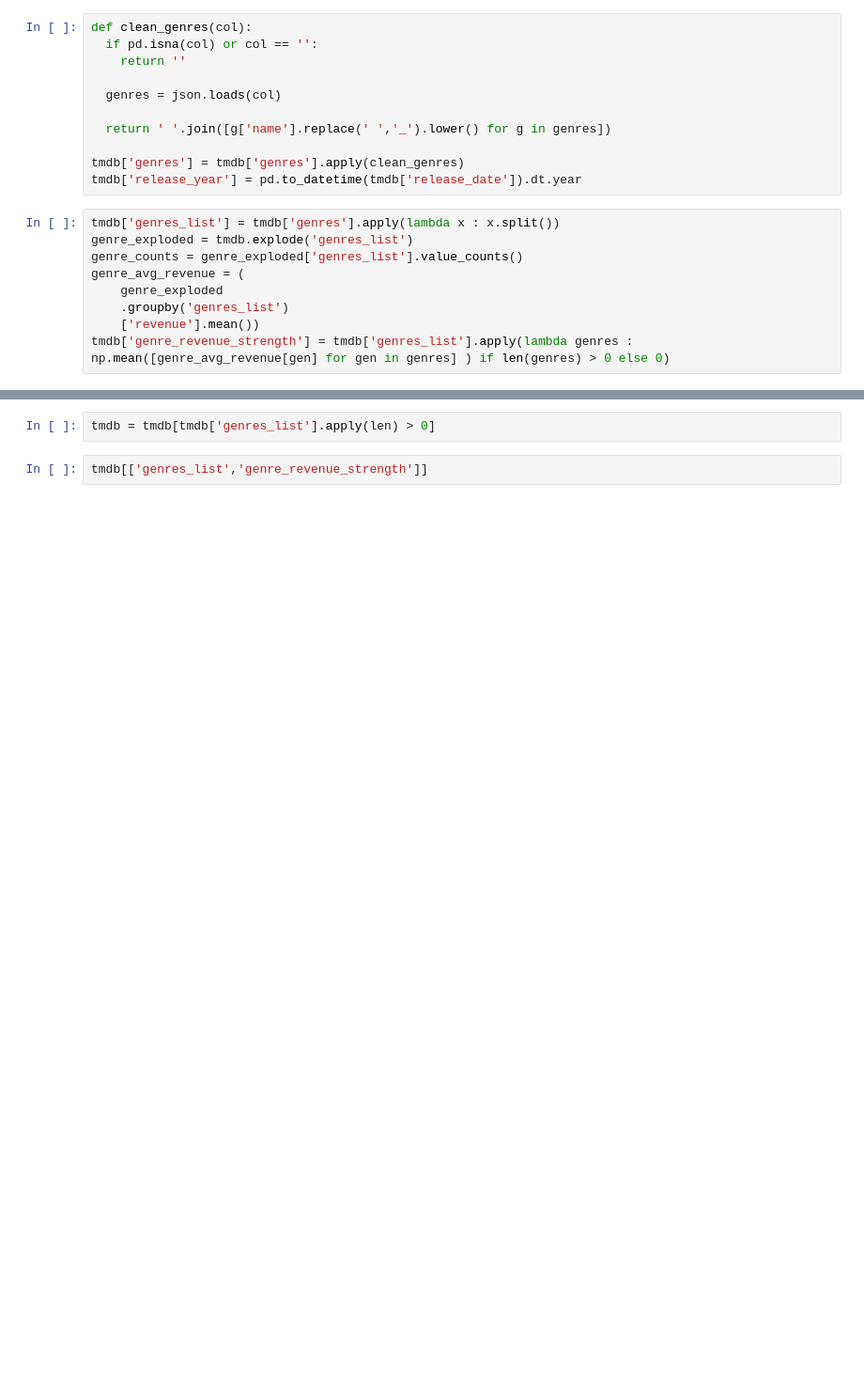
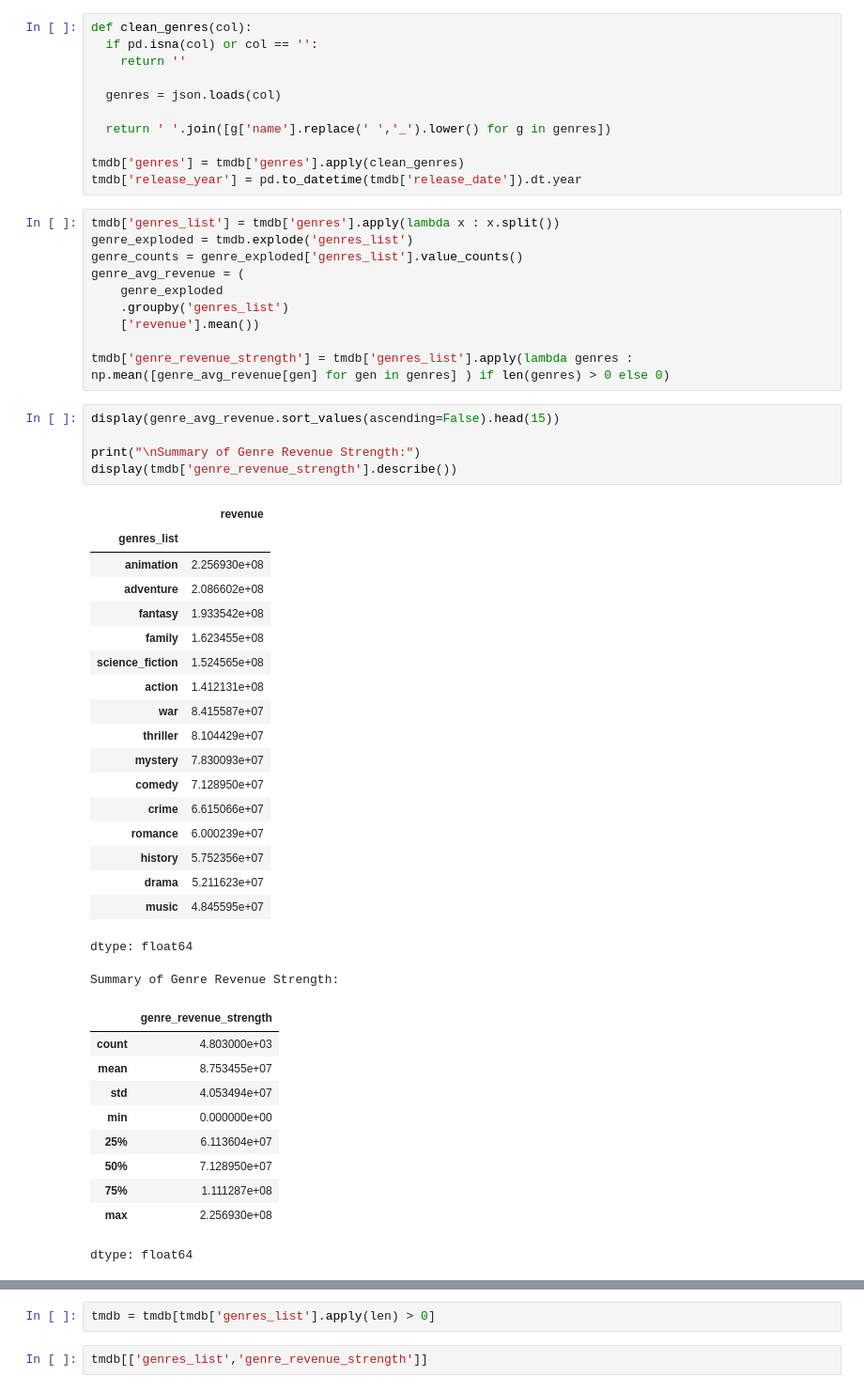
Before and after one commit to Gcarmnonapy7/Masterpiece_prototype_scheduling_movie_theaters, a Jupyter notebook: movies_cluesterization_&crowd_prediction.ipynb, the cells around one changed output, grey strips where cells are left out. Shown at 94% size. Cells and saved outputs as stored; diff of their text form; blank space fills up the shorter version.

```diff
--- a/movies_cluesterization_&crowd_prediction.ipynb
+++ b/movies_cluesterization_&crowd_prediction.ipynb
@@ -228,7 +190,43 @@ genre_avg_revenue = (
     genre_exploded
     .groupby('genres_list')
     ['revenue'].mean())
+
 tmdb['genre_revenue_strength'] = tmdb['genres_list'].apply(lambda genres : np.mean([genre_avg_revenue[gen] for gen in genres] ) if len(genres) > 0 else 0)
+# %%
+display(genre_avg_revenue.sort_values(ascending=False).head(15))
+
+print("\nSummary of Genre Revenue Strength:")
+display(tmdb['genre_revenue_strength'].describe())
+# %% [output]
+|  | revenue |
+| genres_list |  |
+| animation | 2.256930e+08 |
+| adventure | 2.086602e+08 |
+| fantasy | 1.933542e+08 |
+| family | 1.623455e+08 |
+| science_fiction | 1.524565e+08 |
+| action | 1.412131e+08 |
+| war | 8.415587e+07 |
+| thriller | 8.104429e+07 |
+| mystery | 7.830093e+07 |
+| comedy | 7.128950e+07 |
+| crime | 6.615066e+07 |
+| romance | 6.000239e+07 |
+| history | 5.752356e+07 |
+| drama | 5.211623e+07 |
+| music | 4.845595e+07 |
+dtype: float64
+Summary of Genre Revenue Strength:
+|  | genre_revenue_strength |
+| count | 4.803000e+03 |
+| mean | 8.753455e+07 |
+| std | 4.053494e+07 |
+| min | 0.000000e+00 |
+| 25% | 6.113604e+07 |
+| 50% | 7.128950e+07 |
+| 75% | 1.111287e+08 |
+| max | 2.256930e+08 |
+dtype: float64
 # %%
 # Ensure tmdb is a proper copy to avoid SettingWithCopyWarning
 tmdb = tmdb.copy()
```
Also changed, not shown: parts of 51 cells of this notebook.
